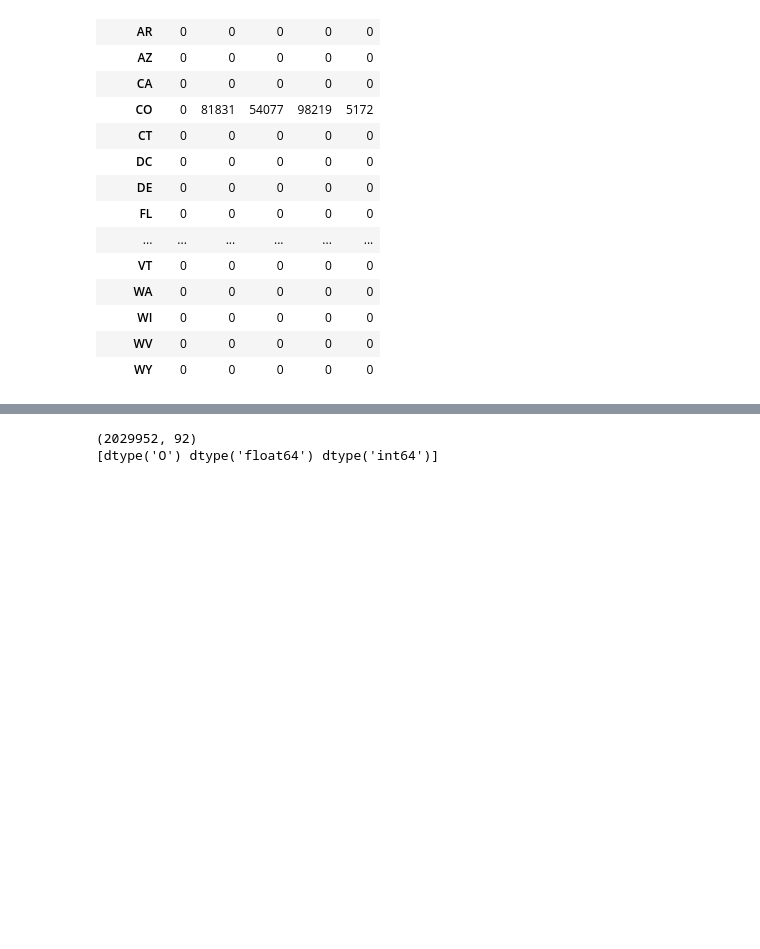
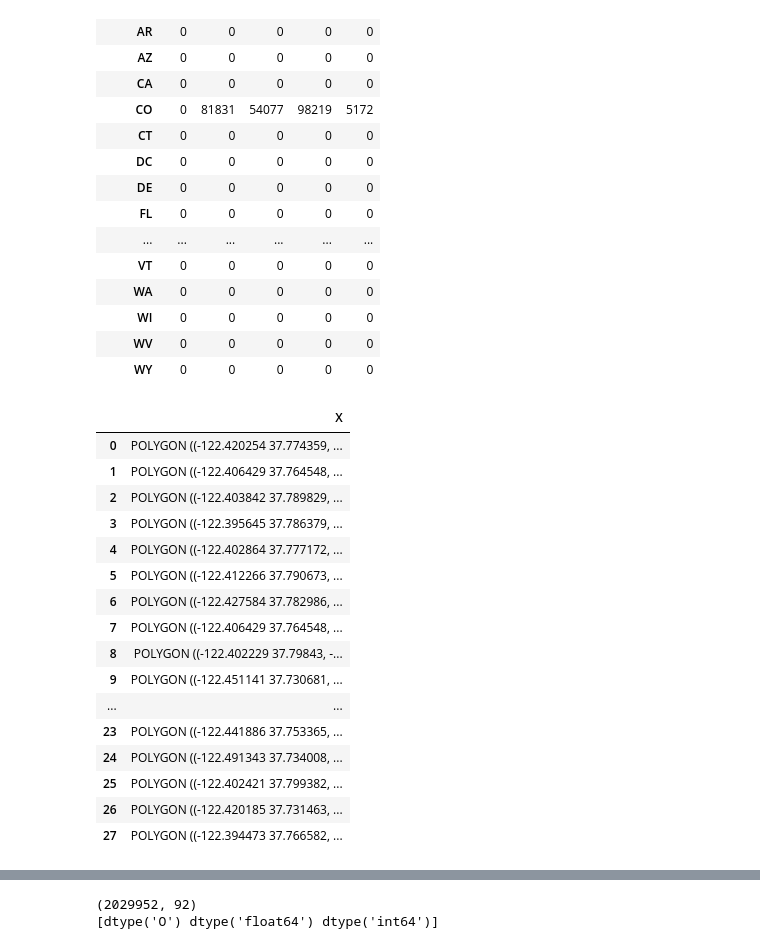
Before and after one commit to jeremylee73/citadel-summer-invitational, a Jupyter notebook: stephen.ipynb, the cells around one changed output, grey strips where cells are left out. Cells and saved outputs as stored; diff of their text form; code cells hidden in the pictures; blank space fills up the shorter version.

```diff
--- a/stephen.ipynb
+++ b/stephen.ipynb
@@ -427,3 +489,41 @@ test.iloc[:, 728:733]
 | WI | 0 | 0 | 0 | 0 | 0 |
 | WV | 0 | 0 | 0 | 0 | 0 |
 | WY | 0 | 0 | 0 | 0 | 0 |
+# %%
+from shapely.geometry import Polygon, MultiPolygon
+
+search2 = SearchEngine(simple_or_comprehensive=SearchEngine.SimpleOrComprehensiveArgEnum.comprehensive)
+area = search2.by_prefix("941", returns=0)
+polygons = []
+# print(area)
+for zipcode in area:
+    if zipcode is not []:
+        if zipcode.polygon is not None and len(zipcode.polygon) == 1:
+            polygons.append(Polygon(zipcode.polygon[0]))
+        else:
+            polygons.append(Polygon(zipcode.polygon))
+
+# polygons
+
+mp = MultiPolygon(polygons)
+# print(mp)
+
+# pd.DataFrame({"X": mp})
+# %% [output]
+|  | X |
+| 0 | POLYGON ((-122.420254 37.774359, ... |
+| 1 | POLYGON ((-122.406429 37.764548, ... |
+| 2 | POLYGON ((-122.403842 37.789829, ... |
+| 3 | POLYGON ((-122.395645 37.786379, ... |
+| 4 | POLYGON ((-122.402864 37.777172, ... |
+| 5 | POLYGON ((-122.412266 37.790673, ... |
+| 6 | POLYGON ((-122.427584 37.782986, ... |
+| 7 | POLYGON ((-122.406429 37.764548, ... |
+| 8 | POLYGON ((-122.402229 37.79843, -... |
+| 9 | POLYGON ((-122.451141 37.730681, ... |
+| ... | ... |
+| 23 | POLYGON ((-122.441886 37.753365, ... |
+| 24 | POLYGON ((-122.491343 37.734008, ... |
+| 25 | POLYGON ((-122.402421 37.799382, ... |
+| 26 | POLYGON ((-122.420185 37.731463, ... |
+| 27 | POLYGON ((-122.394473 37.766582, ... |
```
Also changed, not shown: parts of 14 cells of this notebook, 2 other files.
